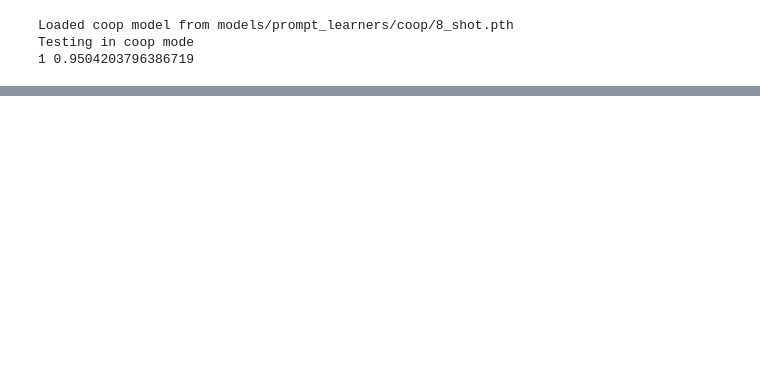
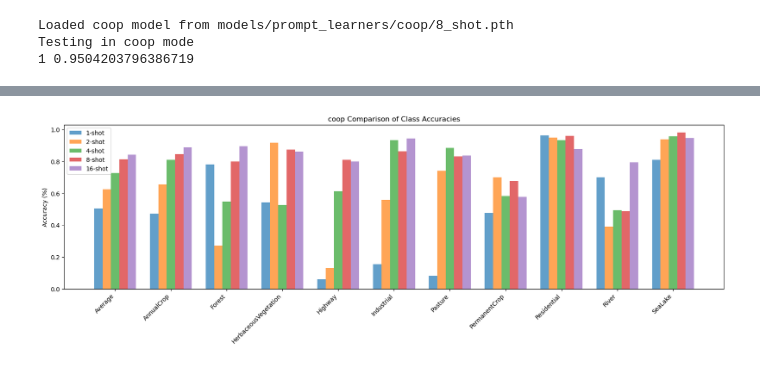
Before and after one commit to andrea-zoccante/land-classification-project, a Jupyter notebook: customCLIP_demo.ipynb, the cells around one changed output, grey strips where cells are left out. Drawn from its saved outputs; the diff is of its cells as text; code cells hidden in the pictures; blank space fills up the shorter version.

```diff
--- a/customCLIP_demo.ipynb
+++ b/customCLIP_demo.ipynb
@@ -125,0 +112,4 @@ def classifiers_accuracies(mode):
+# %%
+_ = classifiers_accuracies("coop", "results/coop")
+# %% [output]
+[figure, added]
```
Also changed, not shown: parts of 13 cells of this notebook, 15 other files.
